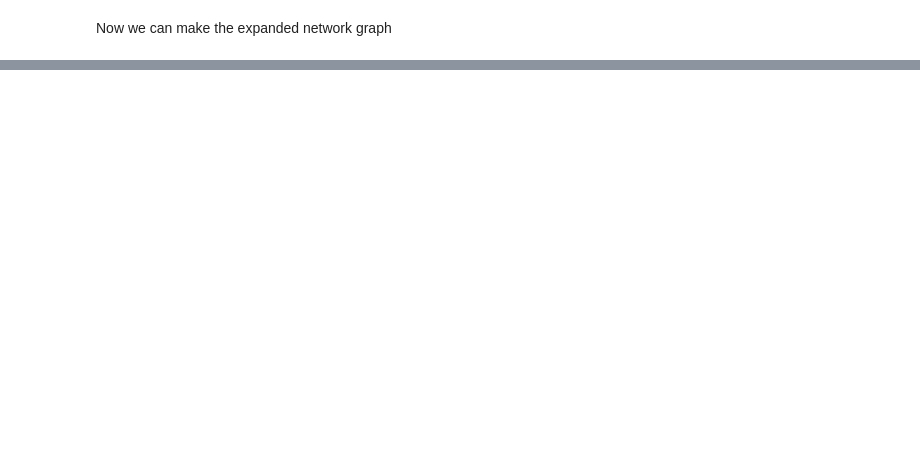
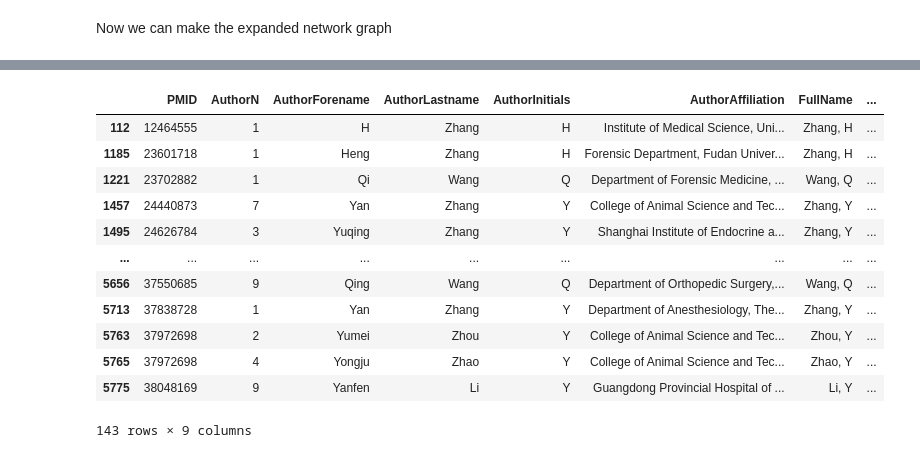
Before and after one commit to LillWawrence/consulting_skills_exam, a Jupyter notebook: will.ipynb, the cells around one changed output, grey strips where cells are left out. Cells and saved outputs as stored; diff of their text form; code cells hidden in the pictures; blank space fills up the shorter version.

```diff
--- a/will.ipynb
+++ b/will.ipynb
@@ -814,0 +848,4 @@ The spring_layout function allows stronger ties to have more 'pull', so those wi
+# %%
+# getting the fifteen authors from authors.B2M.csv using FullName column
+specific_authors = authors[authors['FullName'].isin(fifteen_authors['Author'])]
+specific_authors
@@ -814,0 +866,4 @@ The spring_layout function allows stronger ties to have more 'pull', so those wi
+# %%
+# dropping NaNs in AuthorAffiliation column
+specific_authors = specific_authors.dropna(subset=['AuthorAffiliation'])
+specific_authors
@@ -814,0 +884,55 @@ The spring_layout function allows stronger ties to have more 'pull', so those wi
+# %%
+# adding a country and city column based on AuthorAffiliation
+# Li, Y - Shanghai, China
+# Wang, X - Tianjin, China
+# Wang, J - Jinan, China
+# Wang, Y - Harbin, China
+# Li, L - Wuhan, China
+# Wang, Z - Guangzhou, China
+# Zhang, H - Tianjin, China
+# Wang, Q - Jinan, China
+# Liu, Y - Kaifeng, China
+# Liu, X - Xian, China
+# Yang, J - Beijing, China
+# Zhang, X - Tongji, China
+# Zhang, Y - Weifang, China
+# Zhao, Y - Anqing, China
+# Zhou, Y - Yale, USA
+
+# copying to avoid SettingWithCopyWarning
+specific_authors = specific_authors.copy()
+
+# making new columns
+specific_authors.loc[:, 'City'] = None
+specific_authors.loc[:, 'Country'] = None
+
+specific_authors.loc[specific_authors['FullName'] == 'Li, Y', ['City', 'Country']] = ['Shanghai', 'China']
+specific_authors.loc[specific_authors['FullName'] == 'Wang, X', ['City', 'Country']] = ['Tianjin', 'China']
+specific_authors.loc[specific_authors['FullName'] == 'Wang, J', ['City', 'Country']] = ['Jinan', 'China']
+specific_authors.loc[specific_authors['FullName'] == 'Wang, Y', ['City', 'Country']] = ['Harbin', 'China']
+specific_authors.loc[specific_authors['FullName'] == 'Li, L', ['City', 'Country']] = ['Wuhan', 'China']
+specific_authors.loc[specific_authors['FullName'] == 'Wang, Z', ['City', 'Country']] = ['Guangzhou', 'China']
+specific_authors.loc[specific_authors['FullName'] == 'Zhang, H', ['City', 'Country']] = ['Tianjin', 'China']
+specific_authors.loc[specific_authors['FullName'] == 'Wang, Q', ['City', 'Country']] = ['Jinan', 'China']
+specific_authors.loc[specific_authors['FullName'] == 'Liu, Y', ['City', 'Country']] = ['Kaifeng', 'China']
+specific_authors.loc[specific_authors['FullName'] == 'Liu, X', ['City', 'Country']] = ['Xian', 'China']
+specific_authors.loc[specific_authors['FullName'] == 'Yang, J', ['City', 'Country']] = ['Beijing', 'China']
+specific_authors.loc[specific_authors['FullName'] == 'Zhang, X', ['City', 'Country']] = ['Shanghai', 'China']
+specific_authors.loc[specific_authors['FullName'] == 'Zhang, Y', ['City', 'Country']] = ['Weifang', 'China']
+specific_authors.loc[specific_authors['FullName'] == 'Zhao, Y', ['City', 'Country']] = ['Anqing', 'China']
+specific_authors.loc[specific_authors['FullName'] == 'Zhou, Y', ['City', 'Country']] = ['Yale', 'USA']
+specific_authors
+# %% [output]
+|  | PMID | AuthorN | AuthorForename | AuthorLastname | AuthorInitials | AuthorAffiliation | FullName | ... |
+| 112 | 12464555 | 1 | H | Zhang | H | Institute of Medical Science, Uni... | Zhang, H | ... |
+| 1185 | 23601718 | 1 | Heng | Zhang | H | Forensic Department, Fudan Univer... | Zhang, H | ... |
+| 1221 | 23702882 | 1 | Qi | Wang | Q | Department of Forensic Medicine, ... | Wang, Q | ... |
+| 1457 | 24440873 | 7 | Yan | Zhang | Y | College of Animal Science and Tec... | Zhang, Y | ... |
+| 1495 | 24626784 | 3 | Yuqing | Zhang | Y | Shanghai Institute of Endocrine a... | Zhang, Y | ... |
+| ... | ... | ... | ... | ... | ... | ... | ... | ... |
+| 5656 | 37550685 | 9 | Qing | Wang | Q | Department of Orthopedic Surgery,... | Wang, Q | ... |
+| 5713 | 37838728 | 1 | Yan | Zhang | Y | Department of Anesthesiology, The... | Zhang, Y | ... |
+| 5763 | 37972698 | 2 | Yumei | Zhou | Y | College of Animal Science and Tec... | Zhou, Y | ... |
+| 5765 | 37972698 | 4 | Yongju | Zhao | Y | College of Animal Science and Tec... | Zhao, Y | ... |
+| 5775 | 38048169 | 9 | Yanfen | Li | Y | Guangdong Provincial Hospital of ... | Li, Y | ... |
+143 rows × 9 columns
```
Also changed, not shown: parts of 20 cells of this notebook.
